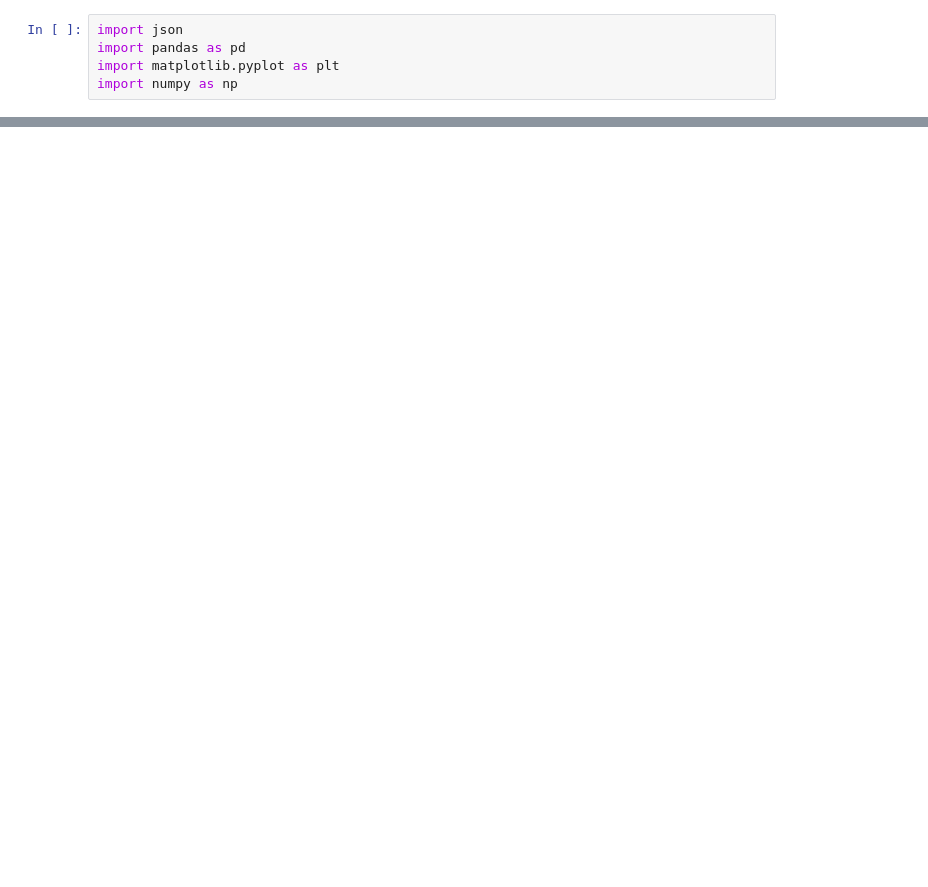
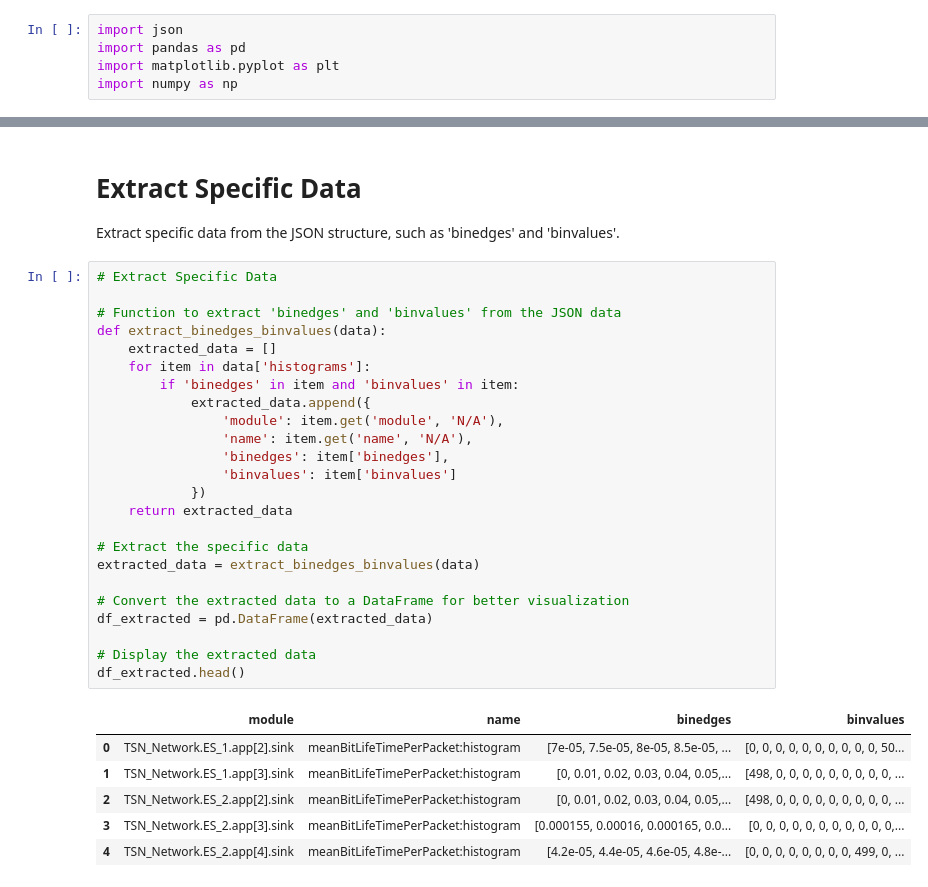
Before and after one commit to gantover/ats-worst-case-delay, a Jupyter notebook: read_json.ipynb, the cells around one changed output, grey strips where cells are left out. Saved outputs shown, nothing was run; the diff lists cells and outputs as text; blank space fills up the shorter version.

```diff
--- a/read_json.ipynb
+++ b/read_json.ipynb
@@ -11,0 +49,34 @@ print(data)
+# %% [markdown]
+# Extract Specific Data
+Extract specific data from the JSON structure, such as 'binedges' and 'binvalues'.
+# %%
+# Extract Specific Data
+
+# Function to extract 'binedges' and 'binvalues' from the JSON data
+def extract_binedges_binvalues(data):
+    extracted_data = []
+    for item in data['histograms']:
+        if 'binedges' in item and 'binvalues' in item:
+            extracted_data.append({
+                'module': item.get('module', 'N/A'),
+                'name': item.get('name', 'N/A'),
+                'binedges': item['binedges'],
+                'binvalues': item['binvalues']
+            })
+    return extracted_data
+
+# Extract the specific data
+extracted_data = extract_binedges_binvalues(data)
+
+# Convert the extracted data to a DataFrame for better visualization
+df_extracted = pd.DataFrame(extracted_data)
+
+# Display the extracted data
+df_extracted.head()
+# %% [output]
+|  | module | name | binedges | binvalues |
+| 0 | TSN_Network.ES_1.app[2].sink | meanBitLifeTimePerPacket:histogram | [7e-05, 7.5e-05, 8e-05, 8.5e-05, ... | [0, 0, 0, 0, 0, 0, 0, 0, 0, 0, 50... |
+| 1 | TSN_Network.ES_1.app[3].sink | meanBitLifeTimePerPacket:histogram | [0, 0.01, 0.02, 0.03, 0.04, 0.05,... | [498, 0, 0, 0, 0, 0, 0, 0, 0, 0, ... |
+| 2 | TSN_Network.ES_2.app[2].sink | meanBitLifeTimePerPacket:histogram | [0, 0.01, 0.02, 0.03, 0.04, 0.05,... | [498, 0, 0, 0, 0, 0, 0, 0, 0, 0, ... |
+| 3 | TSN_Network.ES_2.app[3].sink | meanBitLifeTimePerPacket:histogram | [0.000155, 0.00016, 0.000165, 0.0... | [0, 0, 0, 0, 0, 0, 0, 0, 0, 0, 0,... |
+| 4 | TSN_Network.ES_2.app[4].sink | meanBitLifeTimePerPacket:histogram | [4.2e-05, 4.4e-05, 4.6e-05, 4.8e-... | [0, 0, 0, 0, 0, 0, 0, 0, 499, 0, ... |
```
Also changed, not shown: parts of 8 cells of this notebook.
